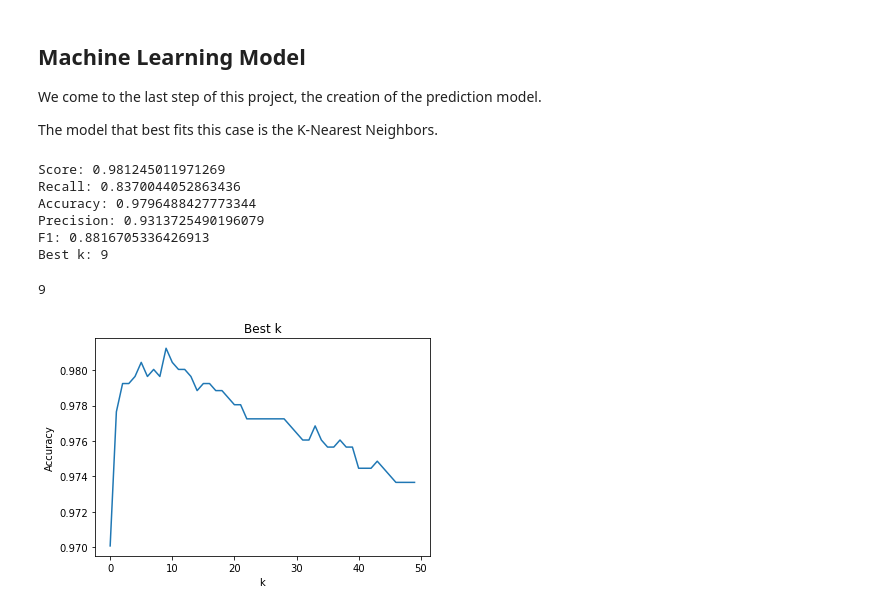
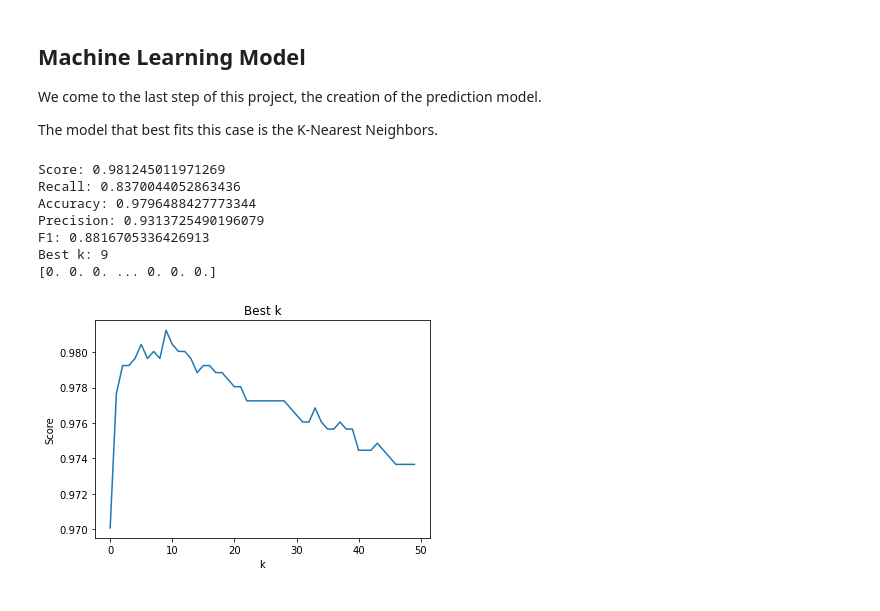
Before and after one commit to LuisMota93/Predicting_Pulsar_Star, a Jupyter notebook: pulsar_star.ipynb, the cells around one changed output. Drawn from its saved outputs; the diff is of its cells as text; code cells hidden in the pictures.

Commit message:
Classifications obtained for the test_set dataset

```diff
--- a/pulsar_star.ipynb
+++ b/pulsar_star.ipynb
@@ -358,11 +358,12 @@ We come to the last step of this project, the creation of the prediction model.
 
 The model that best fits this case is the K-Nearest Neighbors.
 # %%
-def predt(training_points, training_labels, test_points, test_labels, k):
+def predt(training_points, training_labels, k, unlabelled):
     classifier = KNeighborsClassifier(n_neighbors = k)
     classifier.fit(training_points, training_labels)
+    predictions = classifier.predict(unlabelled)
 
-    return classifier
+    return predictions
 
 def bestk(training_points, training_labels, test_points, test_labels):
 
@@ -374,7 +375,7 @@ def bestk(training_points, training_labels, test_points, test_labels):
 
     plt.plot(range(len(accuracies)), accuracies)
     plt.xlabel("k")
-    plt.ylabel("Accuracy")
+    plt.ylabel("Score")
     plt.title("Best k")
 
     k_best = accuracies.index(max(accuracies))
@@ -398,15 +399,15 @@ def bestk(training_points, training_labels, test_points, test_labels):
 # %%
 train_points, test_points, tr_labels, tt_labels = train_test_split(train_set[["Mean_IP", "STD_IP", "EK_IP", "SK_IP", "Mean_DMSNR", "STD_DMSNR", "EK_DMSNR", "SK_DMSNR"]],
                                                                         train_set["target_class"], test_size = 0.2,
                                                                         random_state = 1)
 
-bestk(train_points, tr_labels, test_points, tt_labels)
+best_k = bestk(train_points, tr_labels, test_points, tt_labels)
 # %% [output]
 Score: 0.981245011971269
 Recall: 0.8370044052863436
 Accuracy: 0.9796488427773344
 Precision: 0.9313725490196079
 F1: 0.8816705336426913
 Best k: 9
+[0. 0. 0. ... 0. 0. 0.]
-9
-[figure, old version]
+[figure, new version]
```
Also changed, not shown: parts of 5 cells of this notebook.
